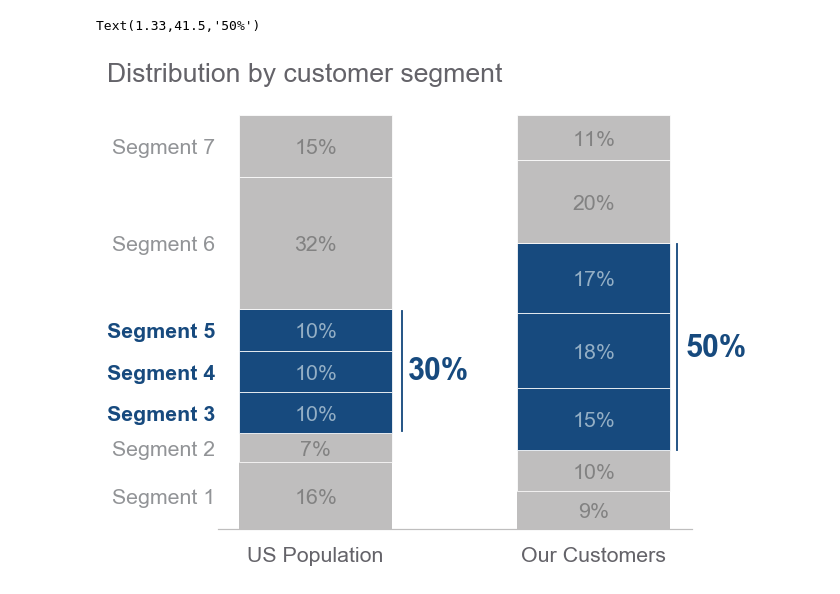
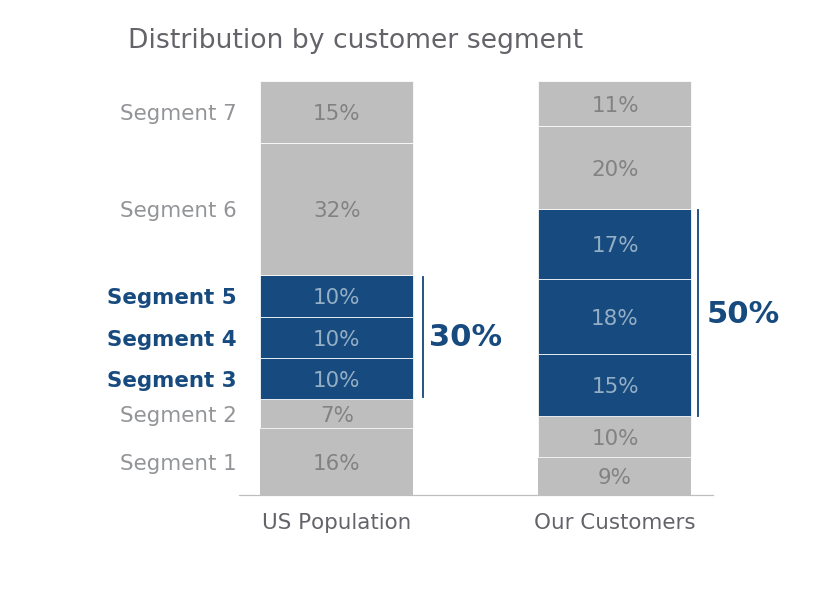
Before and after one commit to empathy87/storytelling-with-data, a Jupyter notebook: vertical-bar/figure-5-13.ipynb, the cells around one changed output. Saved outputs shown, nothing was run; the diff lists cells and outputs as text; code cells hidden in the pictures.

```diff
--- a/vertical-bar/figure-5-13.ipynb
+++ b/vertical-bar/figure-5-13.ipynb
@@ -72,38 +74,37 @@ for i in range(len(X)):
     bottom += np.array([Y[i], Z[i]])
 
 # change the appearance of ticks, tick labels, and gridlines
-ax1.tick_params(bottom='off', left='off', labelleft='off', labelbottom='on')
+ax1.tick_params(bottom=False, left=False, labelleft=False, labelbottom=True)
 
 # remove chart border
 ax1.spines['left'].set_visible(False)
 ax1.spines['right'].set_visible(False)
 ax1.spines['top'].set_visible(False)
 
 # set category tick locations and labels of the x-axis
 plt.xticks([0, 1], ['US Population', 'Our Customers'])
 
 # configure responses labels appearance
 for item in ax1.get_xticklabels():
     item.set_fontsize(14)
     item.set_color(GRAY4)
     # use trasformations to shift x tick labels slightly down
     offset = transforms.ScaledTranslation(0, -0.07, fig.dpi_scale_trans)
     item.set_transform(item.get_transform() + offset)
 
 # set bottom border color
 ax1.spines['bottom'].set_color(GRAY9)
 
 # title the plot
 ax1.text(-0.75, 108, 'Distribution by customer segment', color=GRAY4,
          fontsize=17.4)
 
 # add vertical reference lines
 ax1.axvline(0.31, ymin=0.225, ymax=0.5, color=BLUE1, linewidth=1.2)
 ax1.axvline(1.3, ymin=0.18, ymax=0.655, color=BLUE1, linewidth=1.2)
 
 # add text to reference lines
 ax1.text(0.33, 36, '30%', fontweight='bold', fontsize=20, color=BLUE1)
-ax1.text(1.33, 41.5, '50%', fontweight='bold', fontsize=20, color=BLUE1)
+ax1.text(1.33, 41.5, '50%', fontweight='bold', fontsize=20, color=BLUE1);
 # %% [output]
-Text(1.33,41.5,'50%')
-[figure, old version]
+[figure, new version]
```
Also changed, not shown: parts of 1 cell of this notebook, 9 other files.
